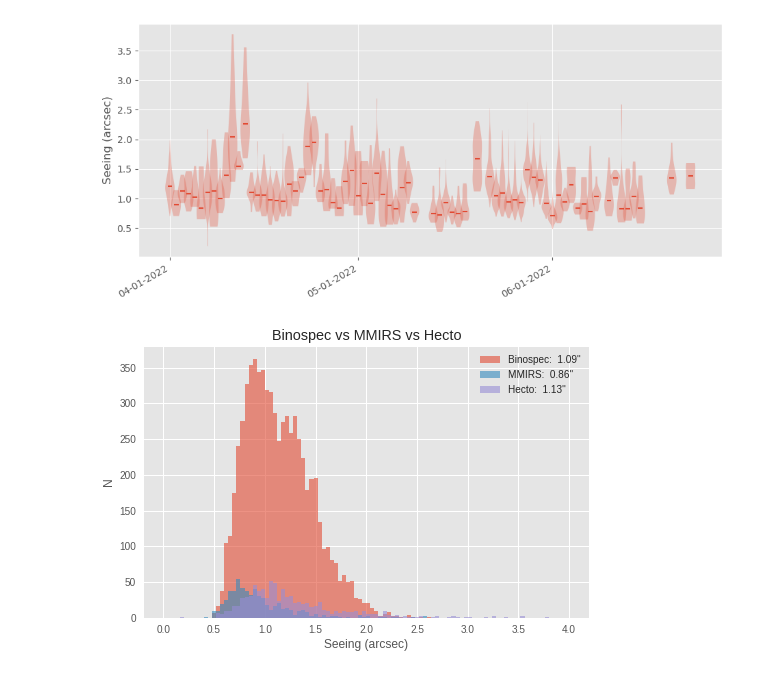
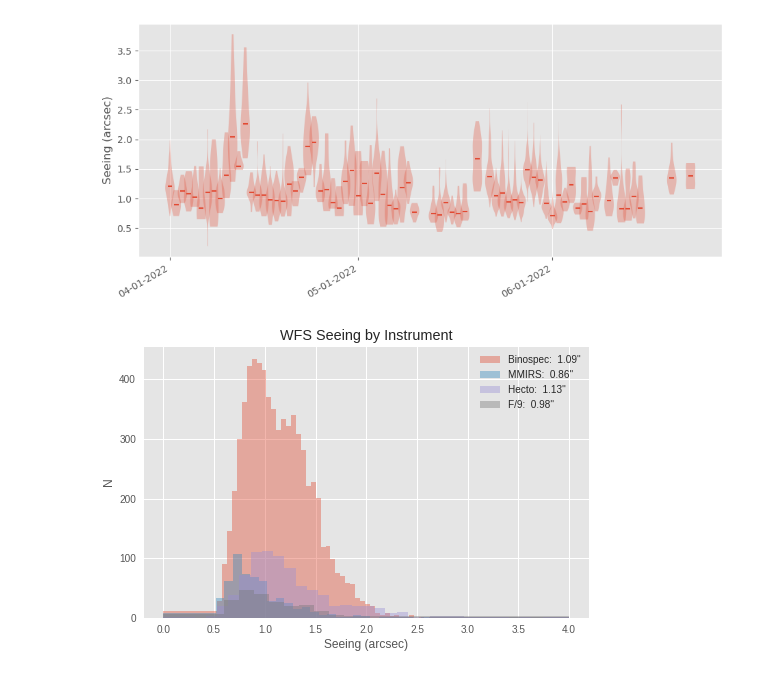
Before and after one commit to MMTObservatory/seeing_analysis, a Jupyter notebook: Seeing Summary - 2022_q2.ipynb, the cells around one changed output. Saved outputs shown, nothing was run; the diff lists cells and outputs as text; code cells hidden in the pictures.

```diff
--- a/Seeing Summary - 2022_q2.ipynb
+++ b/Seeing Summary - 2022_q2.ipynb
@@ -208,19 +212,21 @@ with plt.style.context('ggplot', after_reset=True):
 # %%
 with plt.style.context('ggplot'):
     fig = plt.figure(figsize=(8, 5))
     medb = np.median(fixed['seeing'][fixed['wfs'] == 'binospec'])
     medm = np.median(fixed['seeing'][fixed['wfs'] == 'mmirs'])
     medf = np.median(fixed['seeing'][fixed['wfs'] == 'f5'])
-    plt.hist(fixed['seeing'][fixed['wfs'] == 'binospec'], bins=100, range=(0.0, 4.), alpha=0.6, label=f"Binospec: {medb: .2f}\"")
-    plt.hist(fixed['seeing'][fixed['wfs'] == 'mmirs'], bins=100, range=(0.0, 4.), alpha=0.6, label=f"MMIRS: {medm: .2f}\"")
-    plt.hist(fixed['seeing'][fixed['wfs'] == 'f5'], bins=100, range=(0.0, 4.), alpha=0.6, label=f"Hecto: {medf: .2f}\"")
+    med9 = np.median(fixed['seeing'][fixed['wfs'] == 'newf9'])
+    hist(fixed['seeing'][fixed['wfs'] == 'binospec'], bins='freedman', density=False, range=(0.0, 4.), alpha=0.4, label=f"Binospec: {medb: .2f}\"")
+    hist(fixed['seeing'][fixed['wfs'] == 'mmirs'], bins='freedman', density=False, range=(0.0, 4.), alpha=0.4, label=f"MMIRS: {medm: .2f}\"")
+    hist(fixed['seeing'][fixed['wfs'] == 'f5'], bins='freedman', density=False, range=(0.0, 4.), alpha=0.4, label=f"Hecto: {medf: .2f}\"")
+    hist(fixed['seeing'][fixed['wfs'] == 'newf9'], bins='freedman', density=False, range=(0.0, 4.), alpha=0.4, label=f"F/9: {med9: .2f}\"")
     plt.legend()
-    plt.title("Binospec vs MMIRS vs Hecto")
+    plt.title("WFS Seeing by Instrument")
     plt.xlabel("Seeing (arcsec)")
     plt.ylabel("N")
-plt.savefig("bino_vs_mmirs_2022q2.png")
+plt.savefig("per_instrument_2022q2.png")
 plt.show()
 # %% [output]
-[figure, old version]
+[figure, new version]
 # %%
 mmirs = fixed[fixed['wfs'] == 'mmirs']
```
Also changed, not shown: parts of 1 cell of this notebook, 1 other file.
